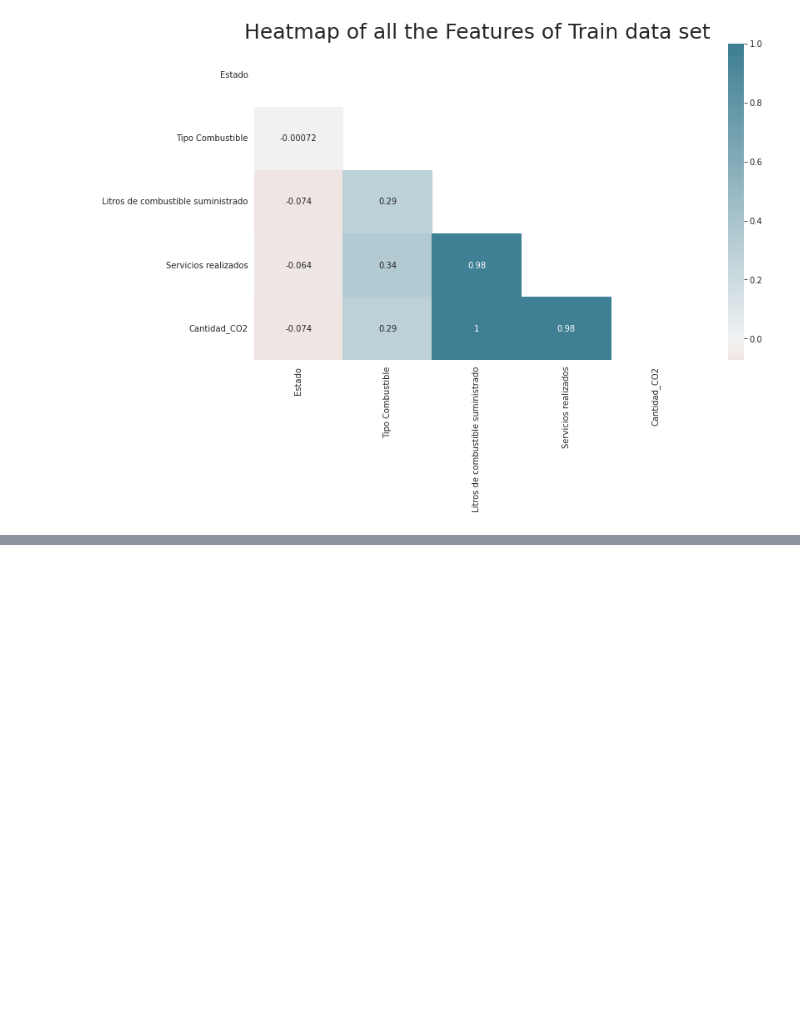
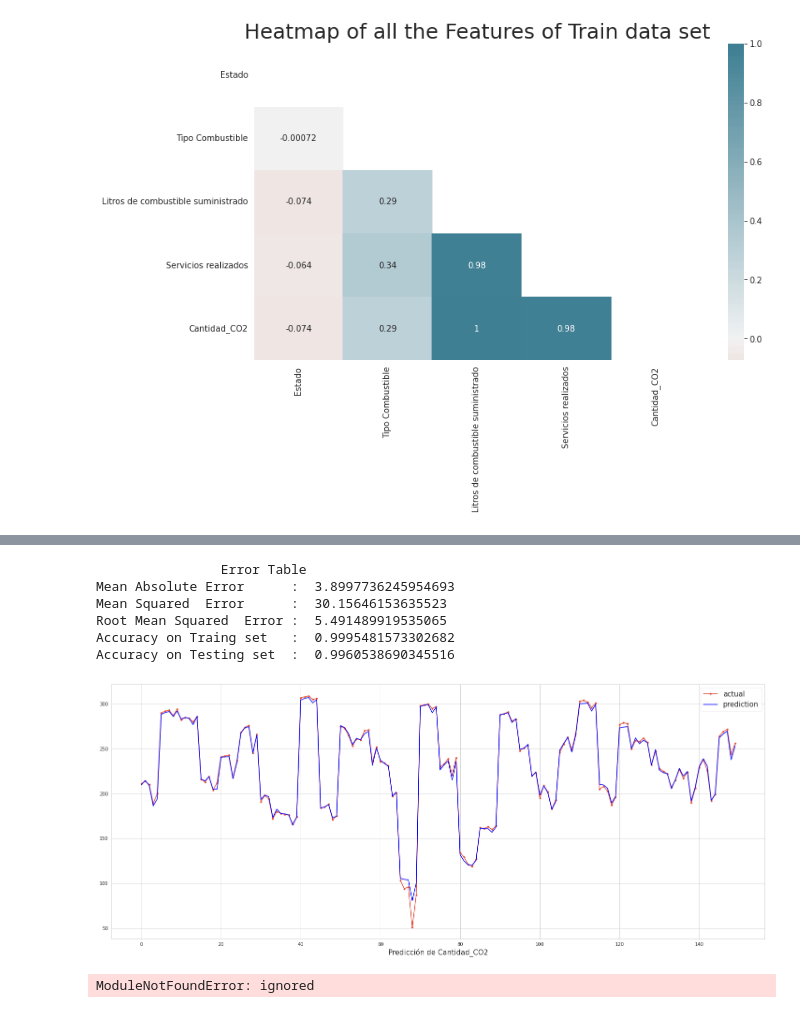
Before and after one commit to KarlaBalog/Proyecto_ASE, a Jupyter notebook: ASE.ipynb, the cells around one changed output, grey strips where cells are left out. Drawn from its saved outputs; the diff is of its cells as text; code cells hidden in the pictures; blank space fills up the shorter version.

```diff
--- a/ASE.ipynb
+++ b/ASE.ipynb
@@ -3052,0 +3114,16 @@ Deprecated in NumPy 1.20; for more details and guidance: https://numpy.org/devdo
+# %%
+y_predicted, y_actual = Models(RandomForestRegressor(n_estimators=10000,min_samples_split=2,min_samples_leaf=1,max_features='sqrt',max_depth=25))
+Graph_prediction(150, y_actual, y_predicted)
+# %% [output]
+                Error Table
+Mean Absolute Error      :  3.8997736245954693
+Mean Squared  Error      :  30.15646153635523
+Root Mean Squared  Error :  5.491489919535065
+Accuracy on Traing set   :  0.9995481573302682
+Accuracy on Testing set  :  0.9960538690345516
+[figure, added]
+# %%
+from catboost import CatBoostRegressor
+y_predicted, y_actual = Models(CatBoostRegressor(iterations= 10000, learning_rate= 0.02, random_state= 60))
+# %% [output]
+ModuleNotFoundError: ignored
```
Also changed, not shown: parts of 7 cells of this notebook.
